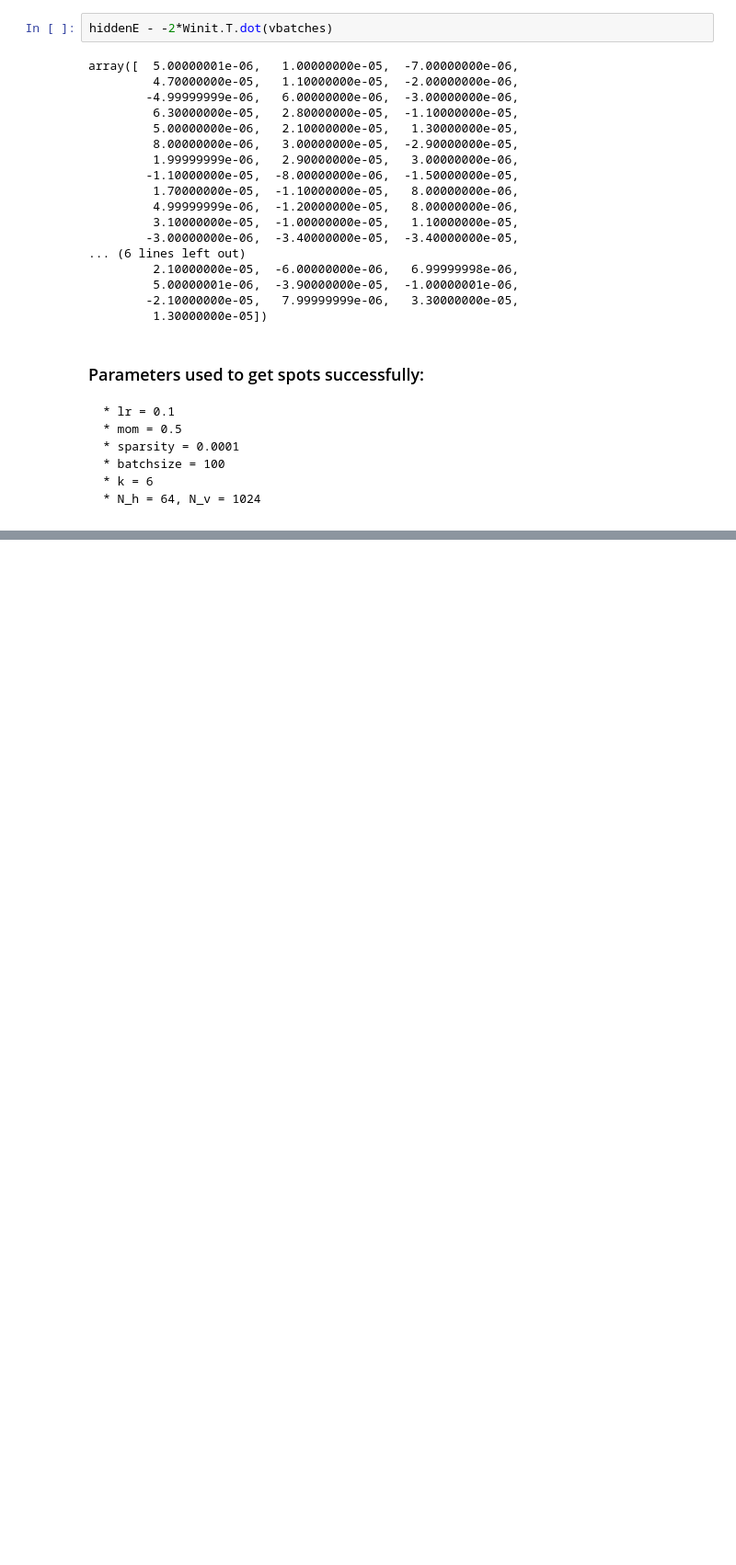
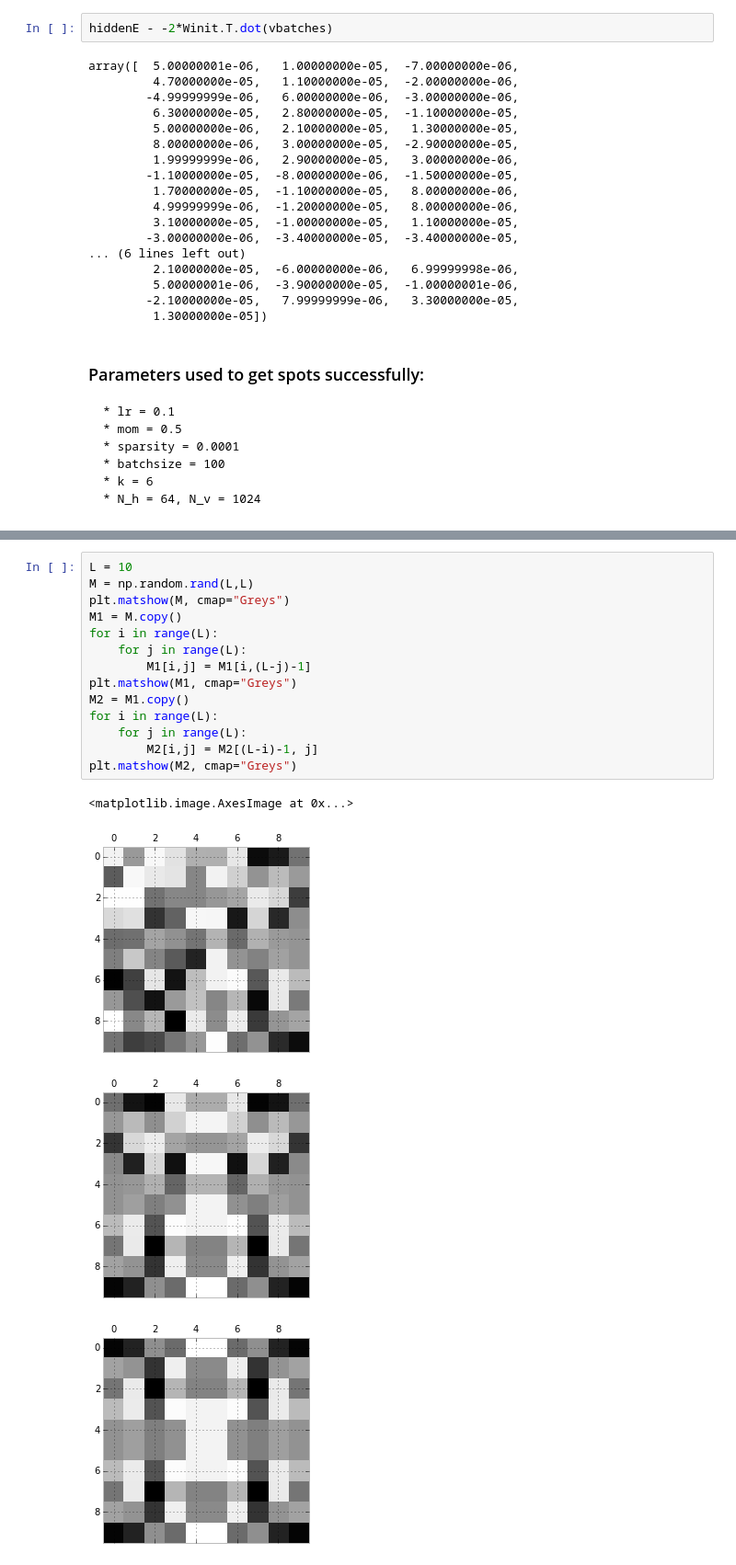
Before and after one commit to colinclement/cudaRBM, a Jupyter notebook: code/src/pycuRBM.ipynb, the cells around one changed output, grey strips where cells are left out. Shown: that part at 92% size. Drawn from its saved outputs; the diff is of its cells as text; blank space fills up the shorter version.

```diff
--- a/code/src/pycuRBM.ipynb
+++ b/code/src/pycuRBM.ipynb
@@ -158,0 +160,19 @@ plt.plot(np.mean(np.abs(W),0))
+# %%
+L = 10
+M = np.random.rand(L,L)
+plt.matshow(M, cmap="Greys")
+M1 = M.copy()
+for i in range(L):
+    for j in range(L):
+        M1[i,j] = M1[i,(L-j)-1]
+plt.matshow(M1, cmap="Greys")
+M2 = M1.copy()
+for i in range(L):
+    for j in range(L):
+        M2[i,j] = M2[(L-i)-1, j]
+plt.matshow(M2, cmap="Greys")
+# %% [output]
+<matplotlib.image.AxesImage at 0x...>
+[figure, added]
+[figure, added]
+[figure, added]
```
Also changed, not shown: parts of 3 cells of this notebook, 1 other file.
